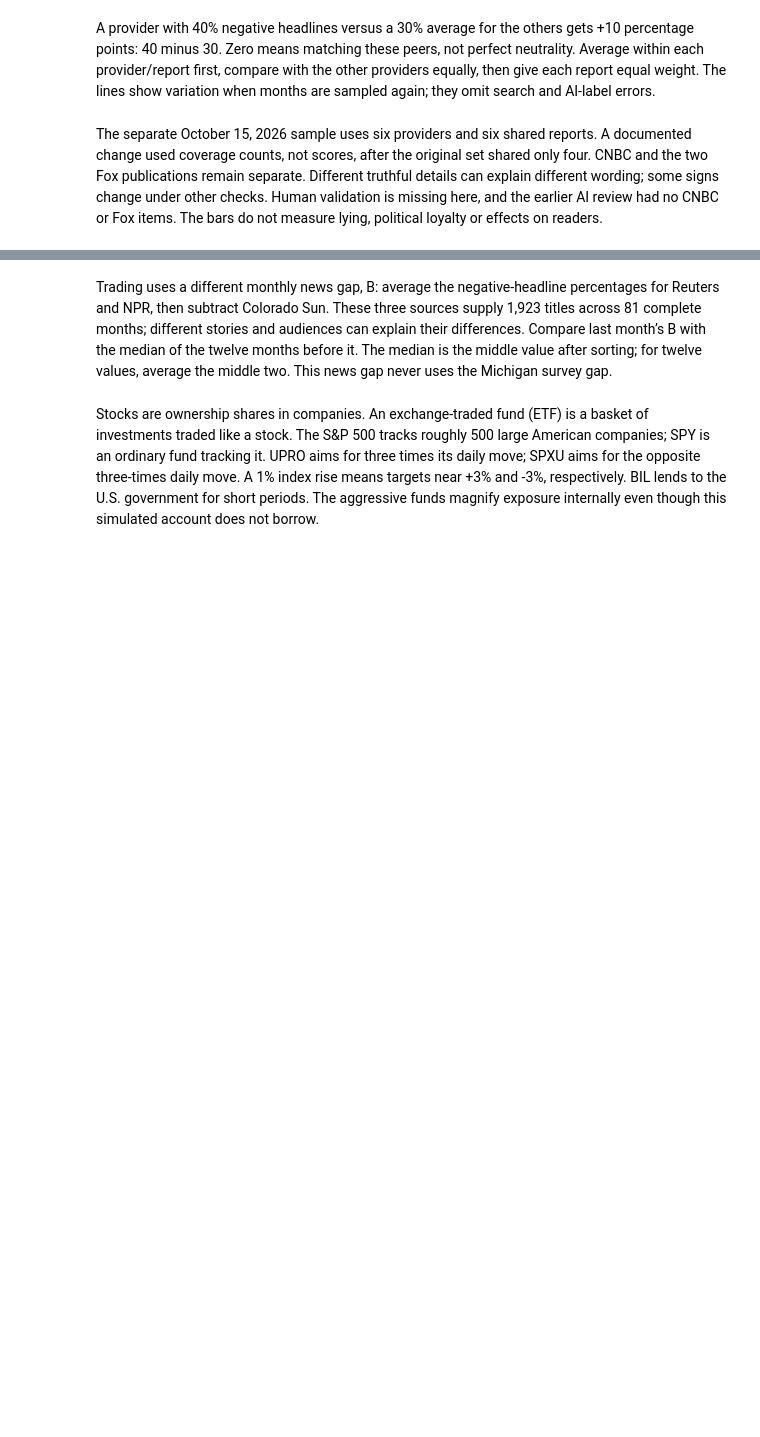
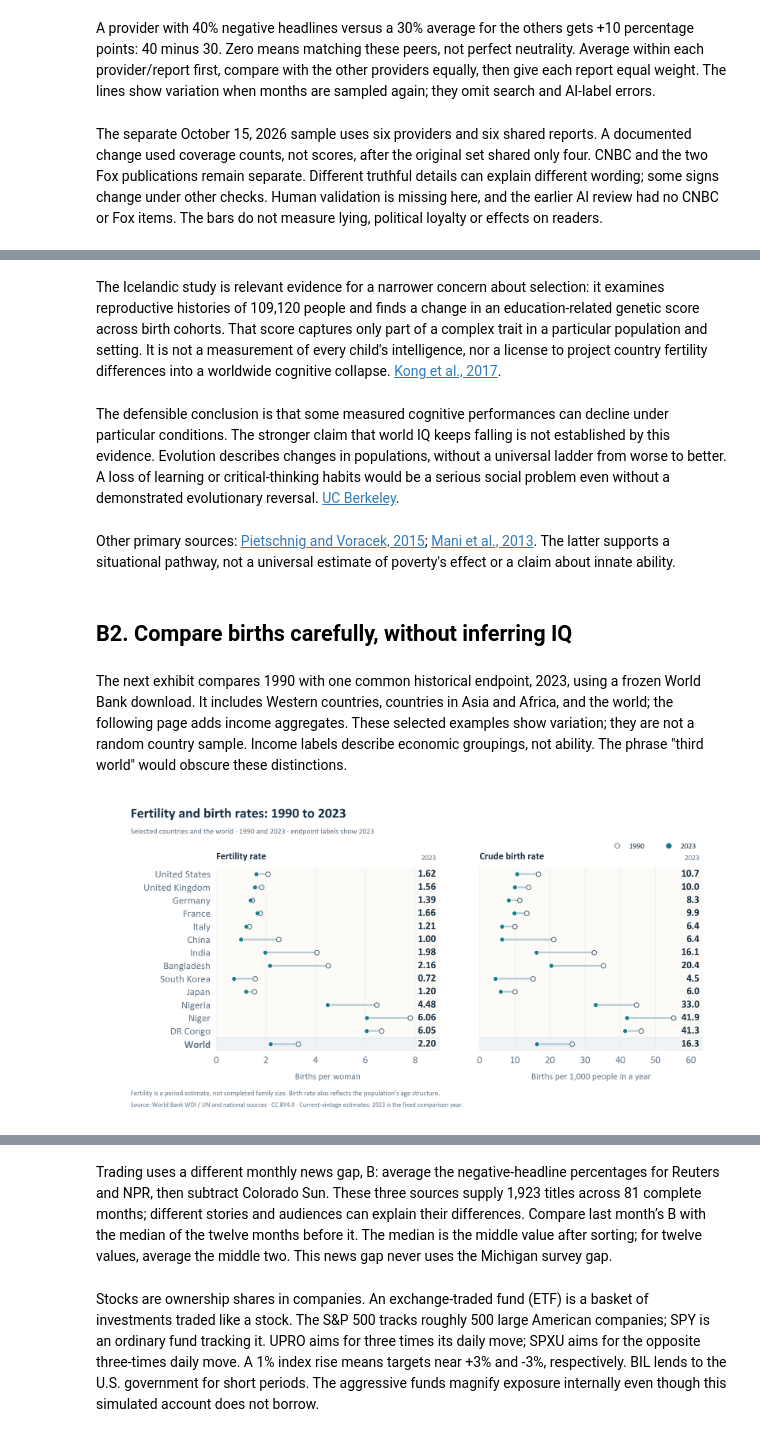
Before and after one commit to ph2606/FRE-GY-7871A-Final-Project, a Jupyter notebook: final_project.ipynb, the cells around one changed output, grey strips where cells are left out. Cells and saved outputs as stored; diff of their text form; code cells hidden in the pictures; blank space fills up the shorter version.

Commit message:
Integrate reader manifesto and strengthen validation evidence

```diff
--- a/final_project.ipynb
+++ b/final_project.ipynb
@@ -607,0 +980,14 @@ The separate October 15, 2026 sample uses six providers and six shared reports.
+# %% [markdown]
+The Icelandic study is relevant evidence for a narrower concern about selection: it examines reproductive histories of 109,120 people and finds a change in an education-related genetic score across birth cohorts. That score captures only part of a complex trait in a particular population and setting. It is not a measurement of every child's intelligence, nor a license to project country fertility differences into a worldwide cognitive collapse. [Kong et al., 2017](https://doi.org/10.1073/pnas.1612113114).
+# %% [markdown]
+The defensible conclusion is that some measured cognitive performances can decline under particular conditions. The stronger claim that world IQ keeps falling is not established by this evidence. Evolution describes changes in populations, without a universal ladder from worse to better. A loss of learning or critical-thinking habits would be a serious social problem even without a demonstrated evolutionary reversal. [UC Berkeley](https://evolution.berkeley.edu/evolution-101/the-big-issues/trends-in-evolution/).
+# %% [markdown]
+Other primary sources: [Pietschnig and Voracek, 2015](https://doi.org/10.1177/1745691615577701); [Mani et al., 2013](https://doi.org/10.1126/science.1238041). The latter supports a situational pathway, not a universal estimate of poverty's effect or a claim about innate ability.
+# %% [markdown]
+## B2. Compare births carefully, without inferring IQ
+# %% [markdown]
+The next exhibit compares 1990 with one common historical endpoint, 2023, using a frozen World Bank download. It includes Western countries, countries in Asia and Africa, and the world; the following page adds income aggregates. These selected examples show variation; they are not a random country sample. Income labels describe economic groupings, not ability. The phrase "third world" would obscure these distinctions.
+# %%
+display(Image(filename=str(ROOT / 'outputs' / 'part_b_demography_comparison.png')))
+# %% [output]
+[figure, added]
```
Also changed, not shown: parts of 129 cells of this notebook, 29 other files.
